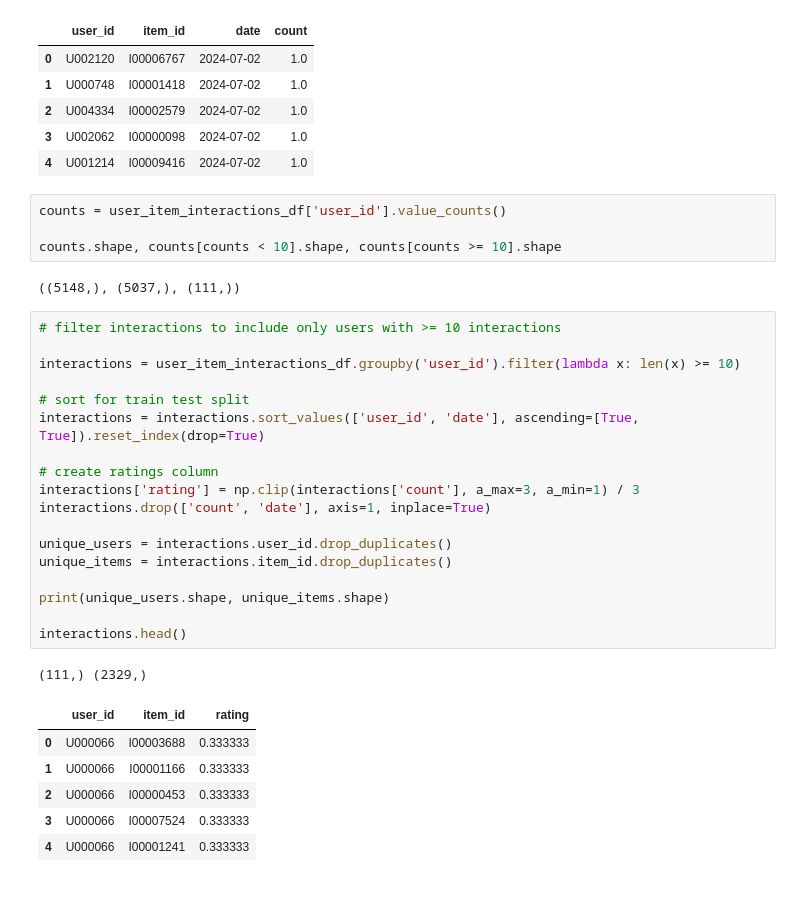
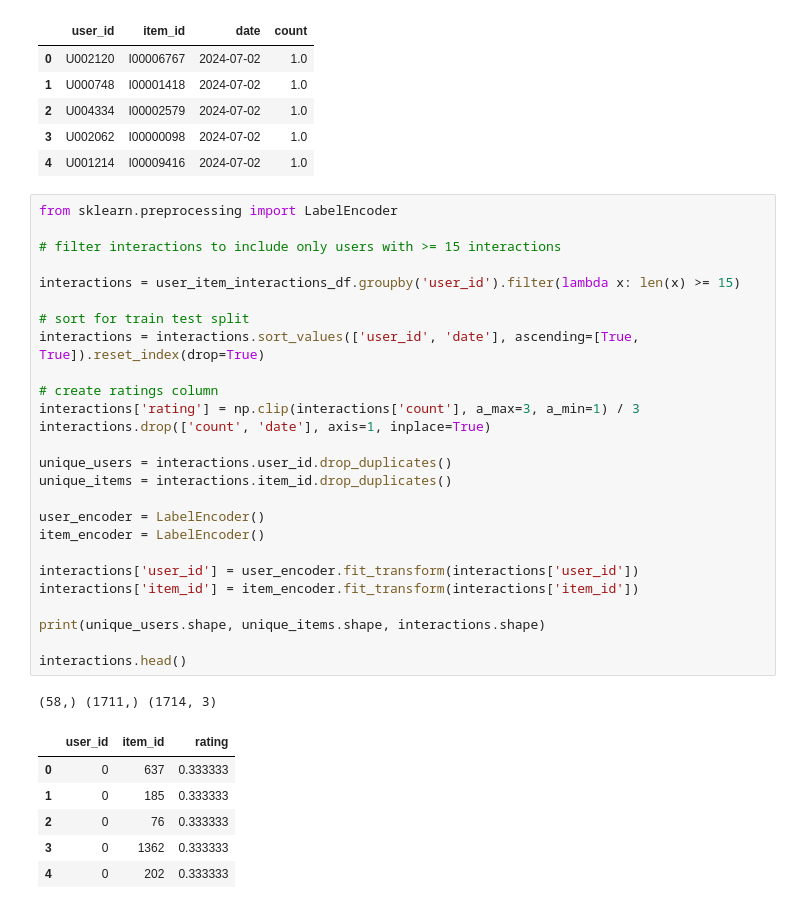
Before and after one commit to DungBeetleBASH/recsys-pipeliner, a Jupyter notebook: notebooks/matrix-factorization-pytorch.ipynb, the cells around one changed output. Cells and saved outputs as stored; diff of their text form.

```diff
--- a/notebooks/matrix-factorization-pytorch.ipynb
+++ b/notebooks/matrix-factorization-pytorch.ipynb
@@ -15,35 +23,37 @@ user_item_interactions_df.head()
 | 2 | U004334 | I00002579 | 2024-07-02 | 1.0 |
 | 3 | U002062 | I00000098 | 2024-07-02 | 1.0 |
 | 4 | U001214 | I00009416 | 2024-07-02 | 1.0 |
-# %%
-counts = user_item_interactions_df['user_id'].value_counts()
-
-counts.shape, counts[counts < 10].shape, counts[counts >= 10].shape
-# %% [output]
-((5148,), (5037,), (111,))
 # %%
-# filter interactions to include only users with >= 10 interactions
+from sklearn.preprocessing import LabelEncoder
 
-interactions = user_item_interactions_df.groupby('user_id').filter(lambda x: len(x) >= 10)
+# filter interactions to include only users with >= 15 interactions
+
+interactions = user_item_interactions_df.groupby('user_id').filter(lambda x: len(x) >= 15)
 
 # sort for train test split
 interactions = interactions.sort_values(['user_id', 'date'], ascending=[True, True]).reset_index(drop=True)
 
 # create ratings column
 interactions['rating'] = np.clip(interactions['count'], a_max=3, a_min=1) / 3
 interactions.drop(['count', 'date'], axis=1, inplace=True)
 
 unique_users = interactions.user_id.drop_duplicates()
 unique_items = interactions.item_id.drop_duplicates()
 
-print(unique_users.shape, unique_items.shape)
+user_encoder = LabelEncoder()
+item_encoder = LabelEncoder()
+
+interactions['user_id'] = user_encoder.fit_transform(interactions['user_id'])
+interactions['item_id'] = item_encoder.fit_transform(interactions['item_id'])
+
+print(unique_users.shape, unique_items.shape, interactions.shape)
 
 interactions.head()
 # %% [output]
-(111,) (2329,)
+(58,) (1711,) (1714, 3)
 |  | user_id | item_id | rating |
-| 0 | U000066 | I00003688 | 0.333333 |
-| 1 | U000066 | I00001166 | 0.333333 |
-| 2 | U000066 | I00000453 | 0.333333 |
-| 3 | U000066 | I00007524 | 0.333333 |
-| 4 | U000066 | I00001241 | 0.333333 |
+| 0 | 0 | 637 | 0.333333 |
+| 1 | 0 | 185 | 0.333333 |
+| 2 | 0 | 76 | 0.333333 |
+| 3 | 0 | 1362 | 0.333333 |
+| 4 | 0 | 202 | 0.333333 |
```
Also changed, not shown: parts of 9 cells of this notebook.
